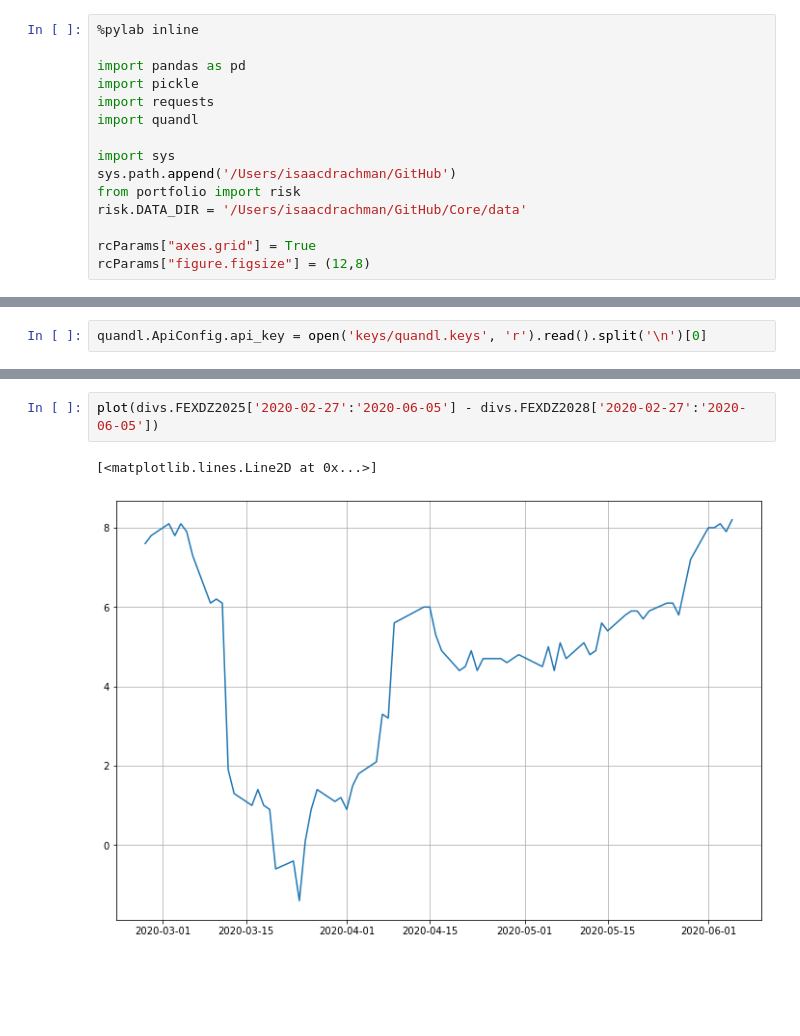
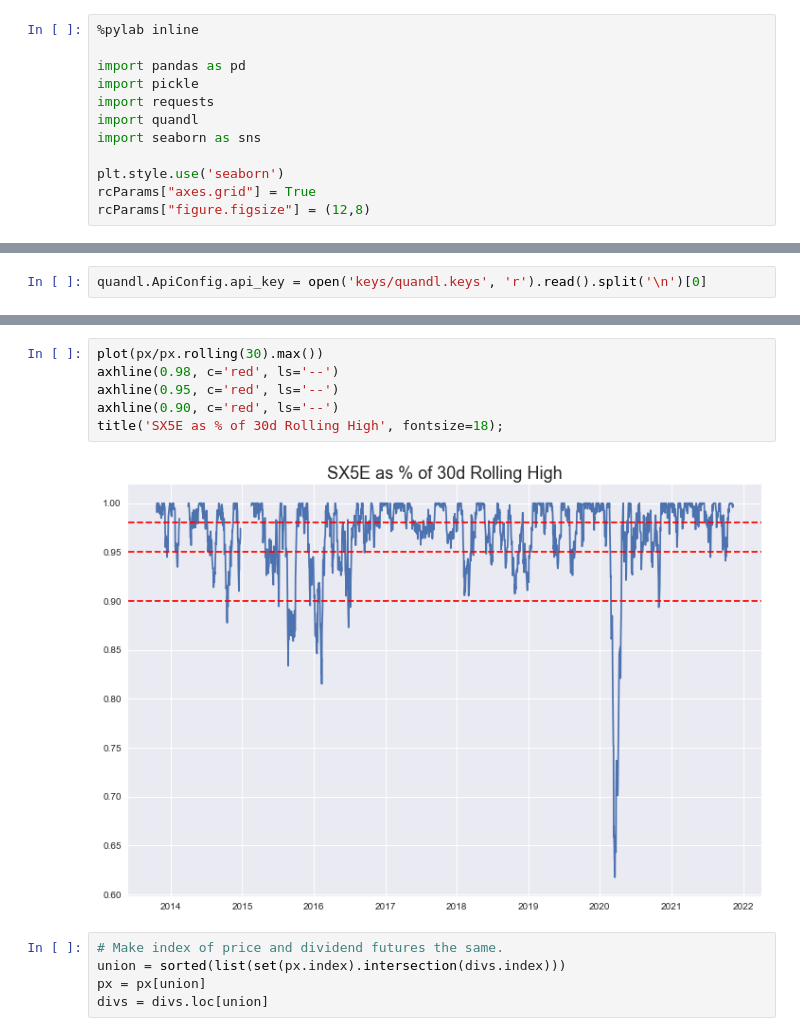
Before and after one commit to idrach55/Trading, a Jupyter notebook: strat_sx5edivs.ipynb, the cells around one changed output, grey strips where cells are left out. Saved outputs shown, nothing was run; the diff lists cells and outputs as text; blank space fills up the shorter version.

```diff
--- a/strat_sx5edivs.ipynb
+++ b/strat_sx5edivs.ipynb
@@ -5,12 +5,9 @@ import pandas as pd
 import pickle
 import requests
 import quandl
+import seaborn as sns
 
-import sys
-sys.path.append('/Users/isaacdrachman/GitHub')
-from portfolio import risk
-risk.DATA_DIR = '/Users/isaacdrachman/GitHub/Core/data'
-
+plt.style.use('seaborn')
 rcParams["axes.grid"] = True
 rcParams["figure.figsize"] = (12,8)
 # %% [output]
@@ -37,5 +27,13 @@ plot((px/px.rolling(126).max())['2020-02-01':'2020-06-30'])
-# %%
-plot(divs.FEXDZ2025['2020-02-27':'2020-06-05'] - divs.FEXDZ2028['2020-02-27':'2020-06-05'])
-# %% [output]
-[<matplotlib.lines.Line2D at 0x...>]
-[figure, removed]
+# %%
+plot(px/px.rolling(30).max())
+axhline(0.98, c='red', ls='--')
+axhline(0.95, c='red', ls='--')
+axhline(0.90, c='red', ls='--')
+title('SX5E as % of 30d Rolling High', fontsize=18);
+# %% [output]
+[figure, added]
+# %%
+# Make index of price and dividend futures the same.
+union = sorted(list(set(px.index).intersection(divs.index)))
+px = px[union]
+divs = divs.loc[union]
```
Also changed, not shown: parts of 8 cells of this notebook.
